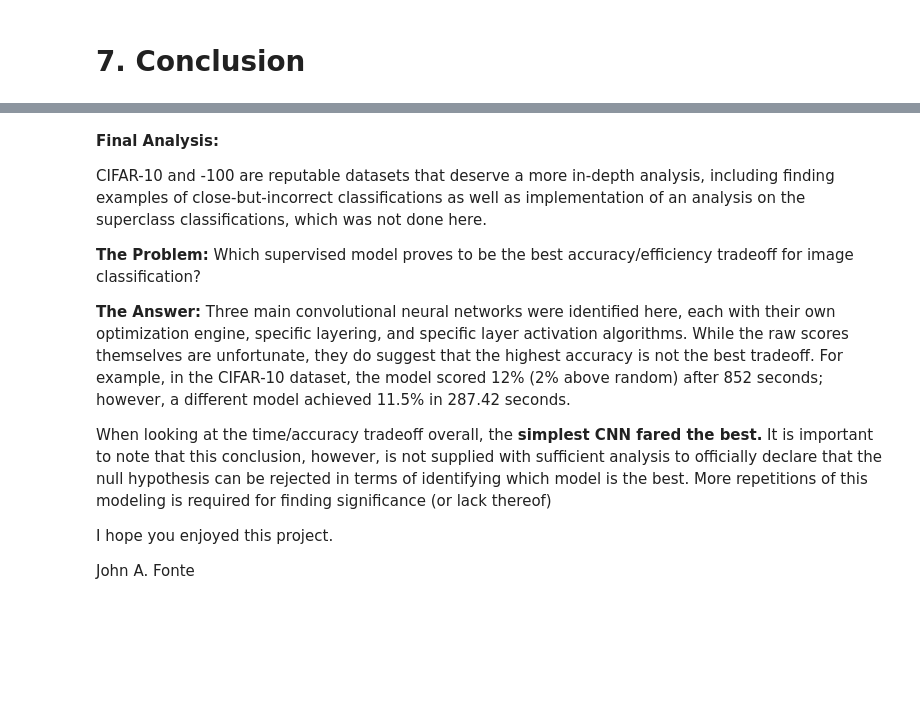
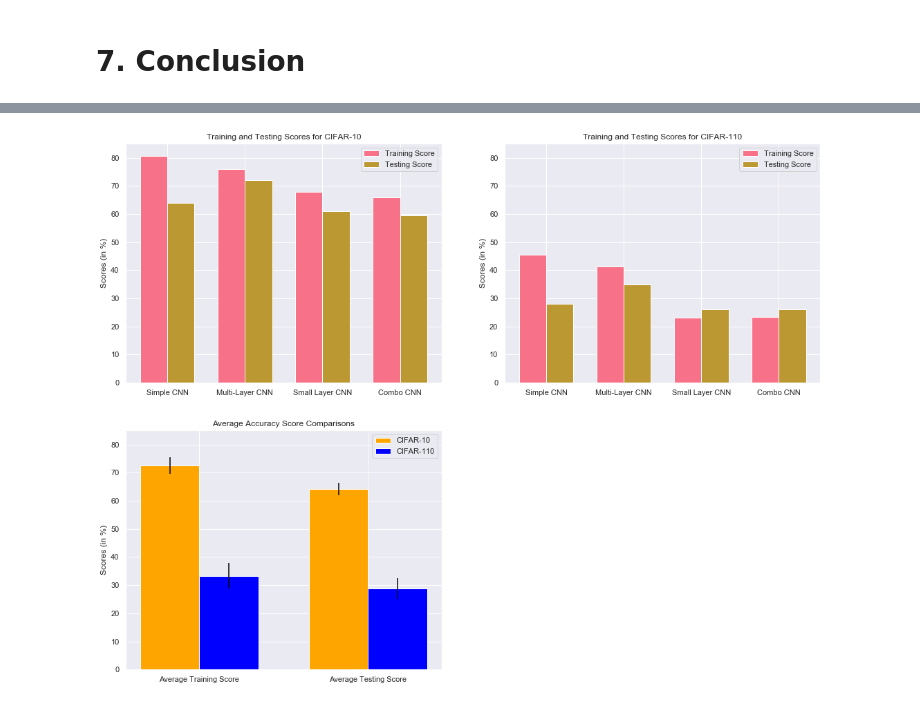
Before and after one commit to jafonte01/CAPSTONE---FINAL, a Jupyter notebook: Final Capstone Project.ipynb, the cells around one changed output, grey strips where cells are left out. Drawn from its saved outputs; the diff is of its cells as text; code cells hidden in the pictures; blank space fills up the shorter version.

```diff
--- a/Final Capstone Project.ipynb
+++ b/Final Capstone Project.ipynb
@@ -2139,14 +2114,0 @@ plt.show()
-# %% [markdown]
-__Final Analysis:__
-
-CIFAR-10 and -100 are reputable datasets that deserve a more in-depth analysis, including finding examples of close-but-incorrect classifications as well as implementation of an analysis on the superclass classifications, which was not done here.
-
-__The Problem:__ Which supervised model proves to be the best accuracy/efficiency tradeoff for image classification?
-
-__The Answer:__ Three main convolutional neural networks were identified here, each with their own optimization engine, specific layering, and specific layer activation algorithms. While the raw scores themselves are unfortunate, they do suggest that the highest accuracy is not the best tradeoff. For example, in the CIFAR-10 dataset, the model scored 12% (2% above random) after 852 seconds; however, a different model achieved 11.5% in 287.42 seconds.
-
-When looking at the time/accuracy tradeoff overall, the __simplest CNN fared the best.__ It is important to note that this conclusion, however, is not supplied with sufficient analysis to officially declare that the null hypothesis can be rejected in terms of identifying which model is the best. More repetitions of this modeling is required for finding significance (or lack thereof)
-
-I hope you enjoyed this project.
-
-John A. Fonte
@@ -2152,0 +2146,50 @@ John A. Fonte
+# %%
+N = 4
+
+ind = np.arange(N)
+width = 0.35
+
+plt.figure(figsize=(18,14))
+plt.subplot(2,2,1)
+plt.bar(x=ind, height=trainacc10, width=width, label='Training Score')
+plt.bar(x=(ind + width), height=testlist10, width=width, label='Testing Score')
+
+plt.ylabel('Scores (in %)')
+plt.ylim(0,85)
+plt.title('Training and Testing Scores for CIFAR-10')
+plt.xticks(ind + width / 2, modelnames)
+plt.legend(loc='best')
+
+#----------------------------------------------------------------------
+
+plt.subplot(2,2,2)
+plt.bar(x=ind, height=trainacc110, width=width, label='Training Score')
+plt.bar(x=(ind + width), height=testlist110, width=width, label='Testing Score')
+
+plt.ylabel('Scores (in %)')
+plt.ylim(0,85)
+plt.title('Training and Testing Scores for CIFAR-110')
+plt.xticks(ind + width / 2, modelnames)
+plt.legend(loc='best')
+
+#-----------------------------------------------------------------------
+
+fullcomparison10 = [trainacc10avg, testlist10avg, trainacc10err, testlist10err]
+fullcomparison110 = [trainacc110avg, testlist110avg, trainacc110err, testlist110err]
+
+plt.subplot(2,2,3)
+ind=np.arange(2)
+plt.bar(x=ind, height=fullcomparison10[:2], yerr=fullcomparison10[2:],
+        width=width, label='CIFAR-10', color='orange')
+plt.bar(x=(ind + width), height=fullcomparison110[:2], yerr=fullcomparison110[2:],
+        width=width, label='CIFAR-110', color='blue')
+
+plt.ylabel('Scores (in %)')
+plt.ylim(0,85)
+plt.title('Average Accuracy Score Comparisons')
+plt.xticks(ind + width / 2, ['Average Training Score', 'Average Testing Score'])
+plt.legend(loc='best')
+
+plt.show()
+# %% [output]
+[figure, added]
```
Also changed, not shown: parts of 29 cells of this notebook.
